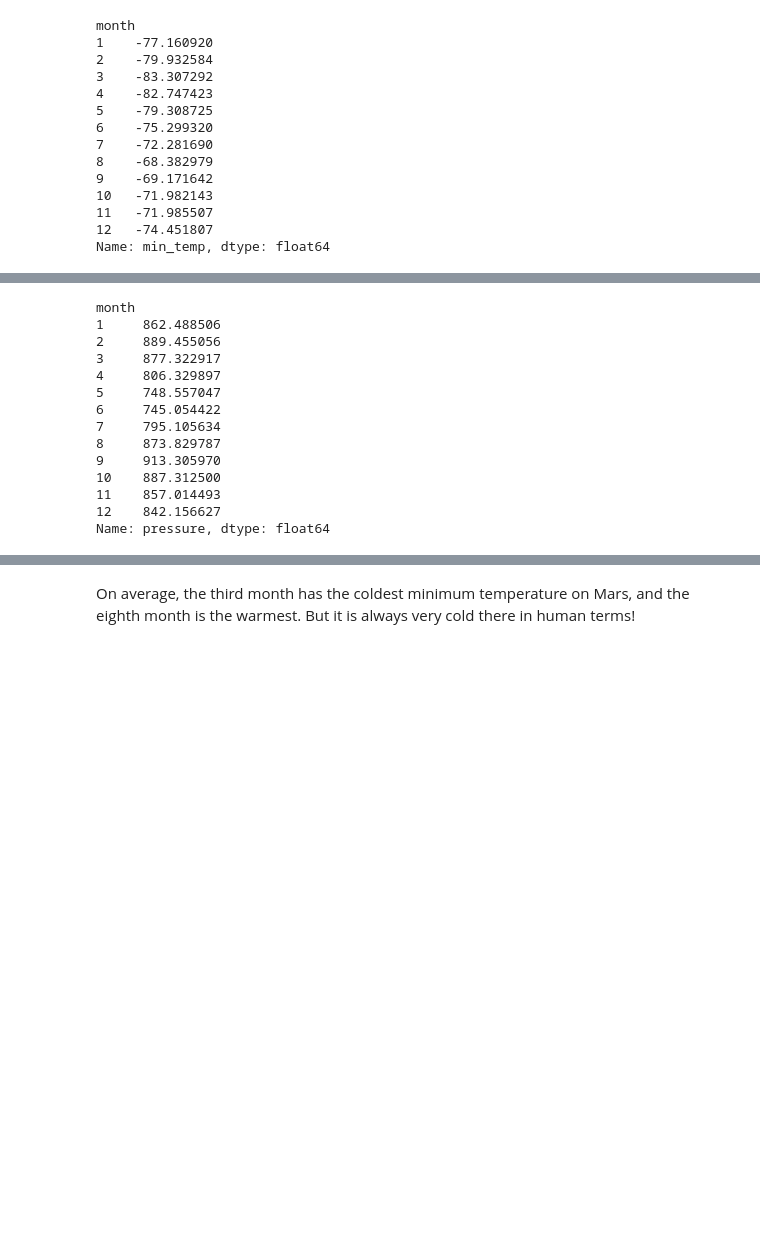
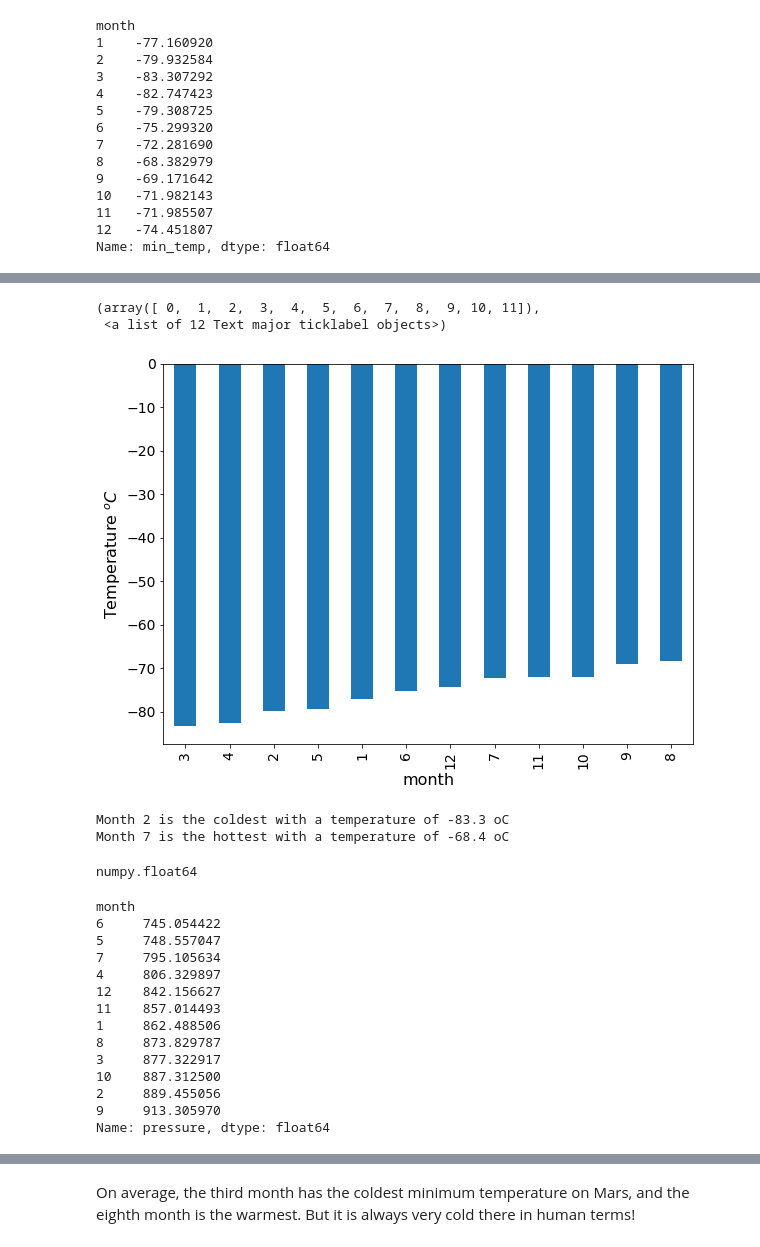
Before and after one commit to Jayplect/mars-webscraping, a Jupyter notebook: marsPlanet/part_2_mars_weather.ipynb, the cells around one changed output, grey strips where cells are left out. Saved outputs shown, nothing was run; the diff lists cells and outputs as text; code cells hidden in the pictures; blank space fills up the shorter version.

```diff
--- a/marsPlanet/part_2_mars_weather.ipynb
+++ b/marsPlanet/part_2_mars_weather.ipynb
@@ -229,17 +230,51 @@ Name: min_temp, dtype: float64
+# %%
+# Plot the average temperature by month
+mars_weather_df.groupby(by = 'month').mean()['min_temp'].sort_values().plot(kind='bar', figsize = (9.5,7))
+# add plotting parameters
+plt.ylabel('Temperature ${^oC}$', size=16)
+plt.xlabel ('month', size=16)
+plt.yticks(size = 14)
+plt.xticks(size = 14)
+# %% [output]
+(array([ 0,  1,  2,  3,  4,  5,  6,  7,  8,  9, 10, 11]),
+ <a list of 12 Text major ticklabel objects>)
+[figure, added]
+# %%
+# Identify the coldest and hottest months in Curiosity's location
+# coldest month
+df = mars_weather_df.groupby(by = 'month').mean().reset_index()
+lowest_temp = df.min_temp.min()
+coldest_month = df.loc[df['min_temp'] == lowest_temp, 'month'].index[0]
+
+# warmest month
+df = mars_weather_df.groupby(by = 'month').mean().reset_index()
+highest_temp = df.min_temp.max()
+hottest_month = df.loc[df['min_temp'] == highest_temp, 'month'].index[0]
+
+print(f"Month {coldest_month} is the coldest with a temperature of {round(lowest_temp,1)} oC")
+print(f"Month {hottest_month} is the hottest with a temperature of {round(highest_temp,1)} oC")
+# %% [output]
+Month 2 is the coldest with a temperature of -83.3 oC
+Month 7 is the hottest with a temperature of -68.4 oC
+# %%
+type(lowest_temp)
+# %% [output]
+numpy.float64
 # %%
 # 4. Average pressure by Martian month
+mars_weather_df.groupby(by = 'month').mean()['pressure']
 # %% [output]
 month
+6     745.054422
+5     748.557047
+7     795.105634
+4     806.329897
+12    842.156627
+11    857.014493
 1     862.488506
+8     873.829787
+3     877.322917
+10    887.312500
 2     889.455056
-3     877.322917
-4     806.329897
-5     748.557047
-6     745.054422
-7     795.105634
-8     873.829787
 9     913.305970
-10    887.312500
-11    857.014493
-12    842.156627
 Name: pressure, dtype: float64
```
Also changed, not shown: parts of 14 cells of this notebook.
